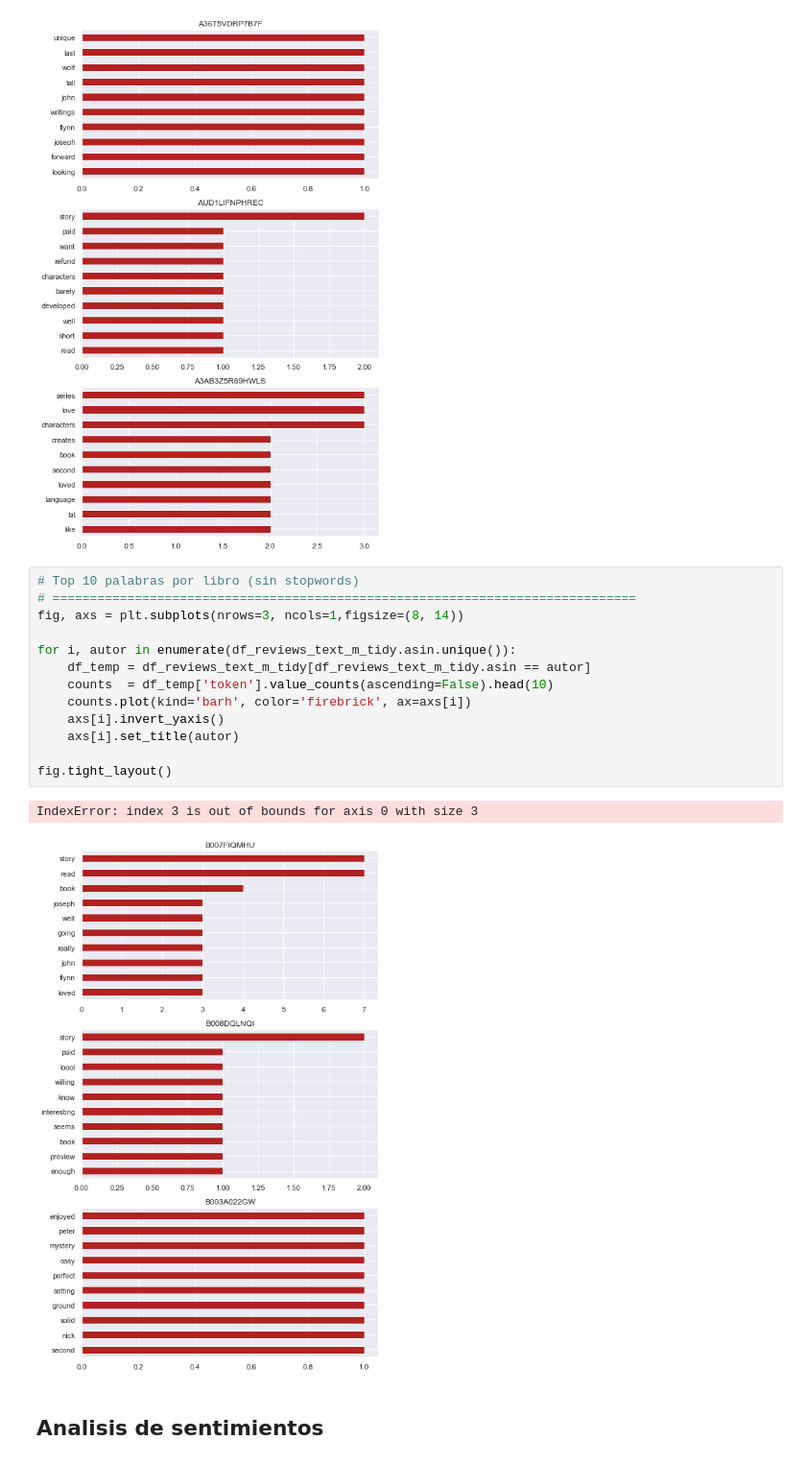
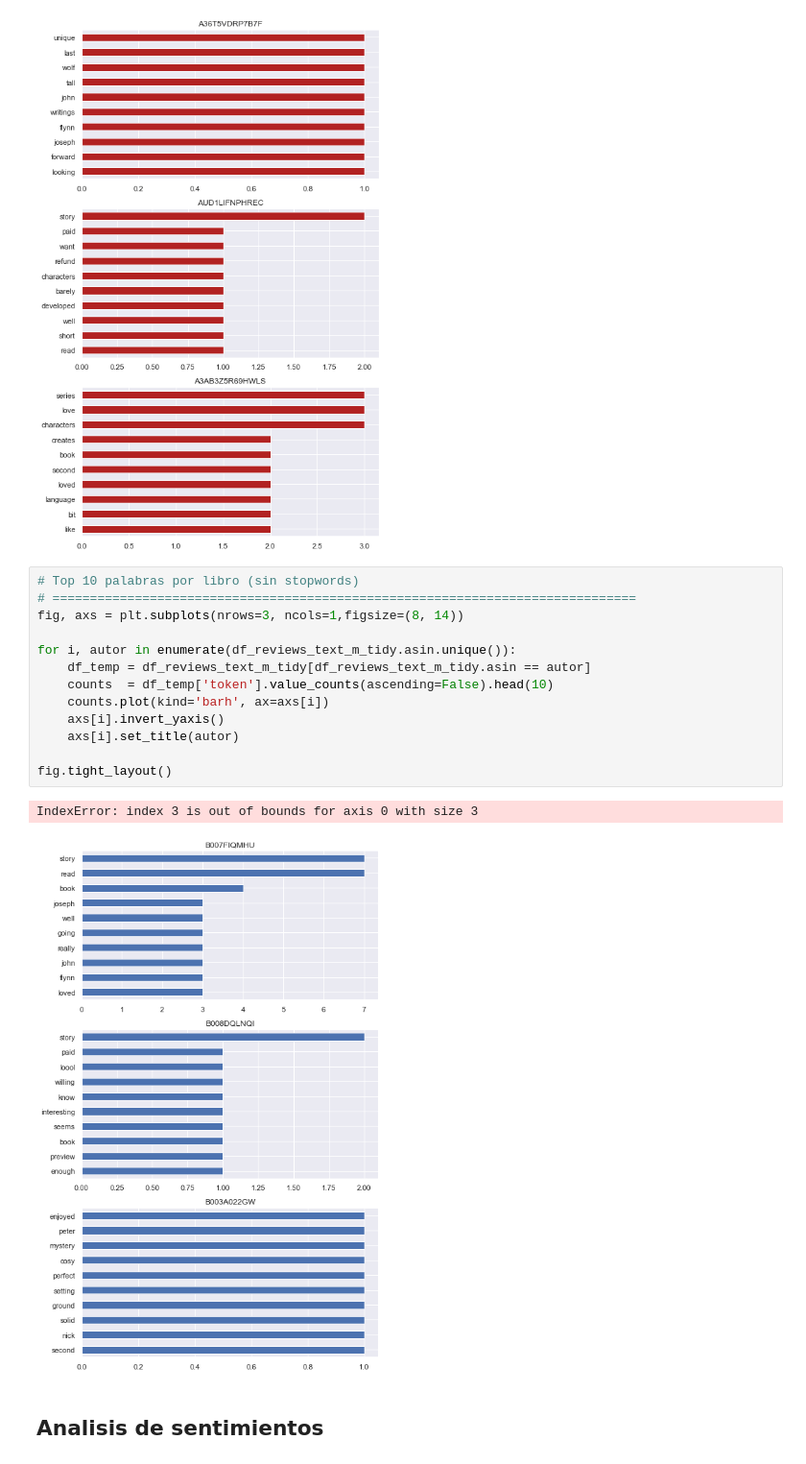
Before and after one commit to amvalero10/BI_proyecto1, a Jupyter notebook: proy1.ipynb, the cells around one changed output. Shown: that part at 96% size. Saved outputs shown, nothing was run; the diff lists cells and outputs as text.

```diff
--- a/proy1.ipynb
+++ b/proy1.ipynb
@@ -463,18 +473,18 @@ IndexError: index 3 is out of bounds for axis 0 with size 3
 # %%
 # Top 10 palabras por libro (sin stopwords)
 # ==============================================================================
 fig, axs = plt.subplots(nrows=3, ncols=1,figsize=(8, 14))
 
 for i, autor in enumerate(df_reviews_text_m_tidy.asin.unique()):
     df_temp = df_reviews_text_m_tidy[df_reviews_text_m_tidy.asin == autor]
     counts  = df_temp['token'].value_counts(ascending=False).head(10)
-    counts.plot(kind='barh', color='firebrick', ax=axs[i])
+    counts.plot(kind='barh', ax=axs[i])
     axs[i].invert_yaxis()
     axs[i].set_title(autor)
 
 fig.tight_layout()
 # %% [output]
 IndexError: index 3 is out of bounds for axis 0 with size 3
-[figure, old version]
+[figure, new version]
 # %% [markdown]
 ## Analisis de sentimientos
```
Also changed, not shown: parts of 34 cells of this notebook.
